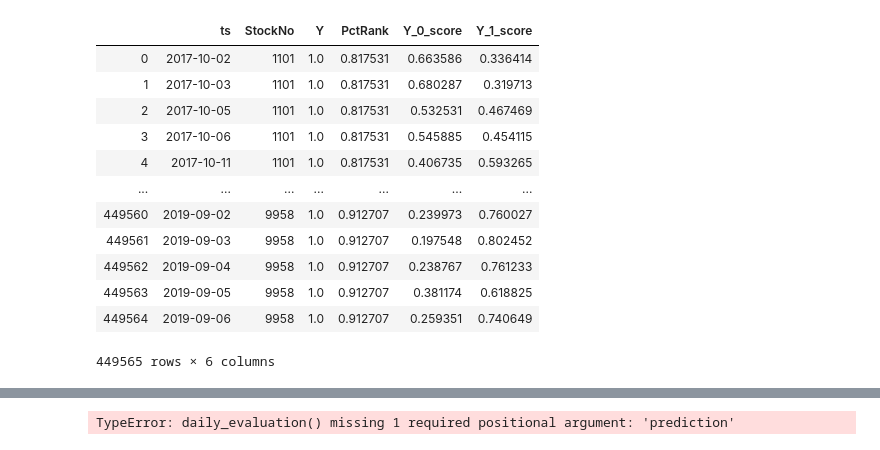
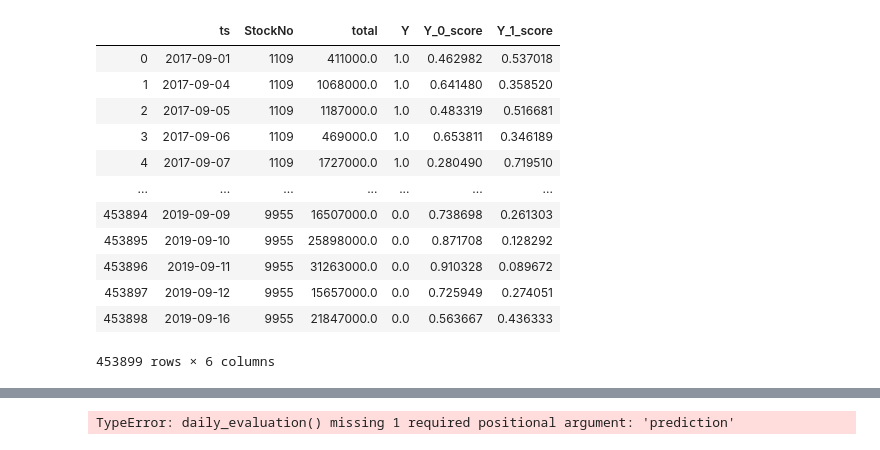
Before and after one commit to datateams0982/Inventory_Check, a Jupyter notebook: PredictModel/Evaluation_testing.ipynb, the cells around one changed output, grey strips where cells are left out. Drawn from its saved outputs; the diff is of its cells as text; code cells hidden in the pictures.

```diff
--- a/PredictModel/Evaluation_testing.ipynb
+++ b/PredictModel/Evaluation_testing.ipynb
@@ -15,23 +15,23 @@ import plotly.graph_objects as go
 import numpy as np
 from plotly.subplots import make_subplots
 # %%
-file_path = 'D:\\庫存健診開發\\data\\prediction\\rolling_without_macd\\all\\'
-origin_path = 'D:\\OneDrive - SinoPac\\training\\test_rolling_without_MACD_whole.csv'
+file_path = 'D:\\庫存健診開發\\data\\prediction\\week_whole\\'
+origin_path = 'D:\\庫存健診開發\\data\\stock_processed.csv'
 
 prediction, df = func.read_prediction(file_path, origin_path)
 df
 # %% [output]
 [interactive output not drawn]
-|  | ts | StockNo | Y | PctRank | Y_0_score | Y_1_score |
-| 0 | 2017-10-02 | 1101 | 1.0 | 0.817531 | 0.663586 | 0.336414 |
-| 1 | 2017-10-03 | 1101 | 1.0 | 0.817531 | 0.680287 | 0.319713 |
-| 2 | 2017-10-05 | 1101 | 1.0 | 0.817531 | 0.532531 | 0.467469 |
-| 3 | 2017-10-06 | 1101 | 1.0 | 0.817531 | 0.545885 | 0.454115 |
-| 4 | 2017-10-11 | 1101 | 1.0 | 0.817531 | 0.406735 | 0.593265 |
+|  | ts | StockNo | total | Y | Y_0_score | Y_1_score |
+| 0 | 2017-09-01 | 1109 | 411000.0 | 1.0 | 0.462982 | 0.537018 |
+| 1 | 2017-09-04 | 1109 | 1068000.0 | 1.0 | 0.641480 | 0.358520 |
+| 2 | 2017-09-05 | 1109 | 1187000.0 | 1.0 | 0.483319 | 0.516681 |
+| 3 | 2017-09-06 | 1109 | 469000.0 | 1.0 | 0.653811 | 0.346189 |
+| 4 | 2017-09-07 | 1109 | 1727000.0 | 1.0 | 0.280490 | 0.719510 |
 | ... | ... | ... | ... | ... | ... | ... |
-| 449560 | 2019-09-02 | 9958 | 1.0 | 0.912707 | 0.239973 | 0.760027 |
-| 449561 | 2019-09-03 | 9958 | 1.0 | 0.912707 | 0.197548 | 0.802452 |
-| 449562 | 2019-09-04 | 9958 | 1.0 | 0.912707 | 0.238767 | 0.761233 |
-| 449563 | 2019-09-05 | 9958 | 1.0 | 0.912707 | 0.381174 | 0.618825 |
-| 449564 | 2019-09-06 | 9958 | 1.0 | 0.912707 | 0.259351 | 0.740649 |
+| 453894 | 2019-09-09 | 9955 | 16507000.0 | 0.0 | 0.738698 | 0.261303 |
+| 453895 | 2019-09-10 | 9955 | 25898000.0 | 0.0 | 0.871708 | 0.128292 |
+| 453896 | 2019-09-11 | 9955 | 31263000.0 | 0.0 | 0.910328 | 0.089672 |
+| 453897 | 2019-09-12 | 9955 | 15657000.0 | 0.0 | 0.725949 | 0.274051 |
+| 453898 | 2019-09-16 | 9955 | 21847000.0 | 0.0 | 0.563667 | 0.436333 |
-449565 rows × 6 columns
+453899 rows × 6 columns
```
Also changed, not shown: parts of 26 cells of this notebook, 41 other files.
